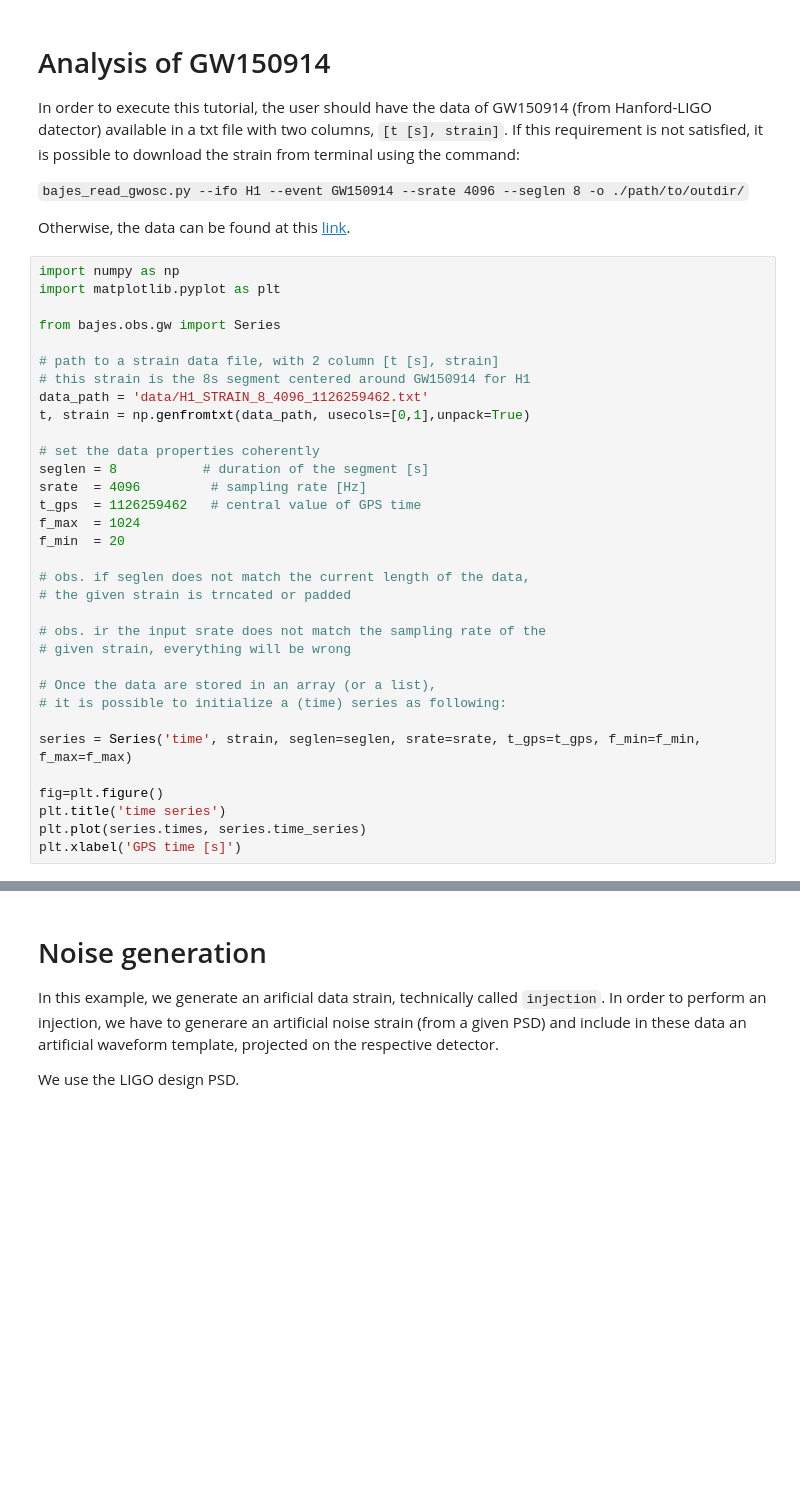
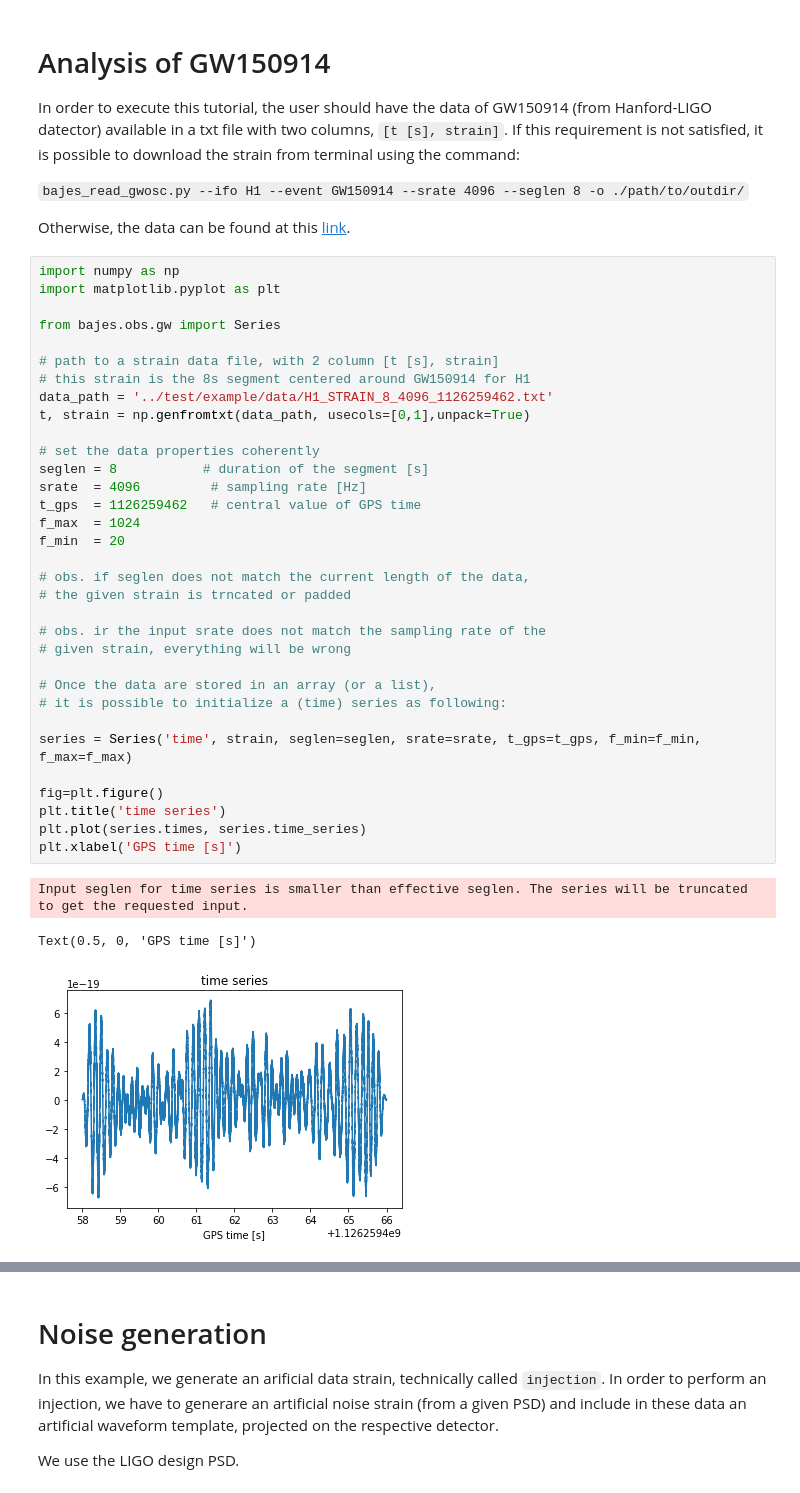
Before and after one commit to matteobreschi/bajes, a Jupyter notebook: docs/gw_tutorial.ipynb, the cells around one changed output, grey strips where cells are left out. Cells and saved outputs as stored; diff of their text form; blank space fills up the shorter version.

```diff
--- a/docs/gw_tutorial.ipynb
+++ b/docs/gw_tutorial.ipynb
@@ -23,34 +23,38 @@ import numpy as np
 import matplotlib.pyplot as plt
 
 from bajes.obs.gw import Series
 
 # path to a strain data file, with 2 column [t [s], strain]
 # this strain is the 8s segment centered around GW150914 for H1
-data_path = 'data/H1_STRAIN_8_4096_1126259462.txt'
+data_path = '../test/example/data/H1_STRAIN_8_4096_1126259462.txt'
 t, strain = np.genfromtxt(data_path, usecols=[0,1],unpack=True)
 
 # set the data properties coherently
 seglen = 8           # duration of the segment [s]
 srate  = 4096         # sampling rate [Hz]
 t_gps  = 1126259462   # central value of GPS time
 f_max  = 1024
 f_min  = 20
 
 # obs. if seglen does not match the current length of the data,
 # the given strain is trncated or padded
 
 # obs. ir the input srate does not match the sampling rate of the
 # given strain, everything will be wrong
 
 # Once the data are stored in an array (or a list),
 # it is possible to initialize a (time) series as following:
 
 series = Series('time', strain, seglen=seglen, srate=srate, t_gps=t_gps, f_min=f_min, f_max=f_max)
 
 fig=plt.figure()
 plt.title('time series')
 plt.plot(series.times, series.time_series)
 plt.xlabel('GPS time [s]')
+# %% [output]
+Input seglen for time series is smaller than effective seglen. The series will be truncated to get the requested input.
+Text(0.5, 0, 'GPS time [s]')
+[figure, added]
 # %%
 # once we have the data in a series,
 # we need to inilialize the noise
```
Also changed, not shown: parts of 17 cells of this notebook, 1 other file.
